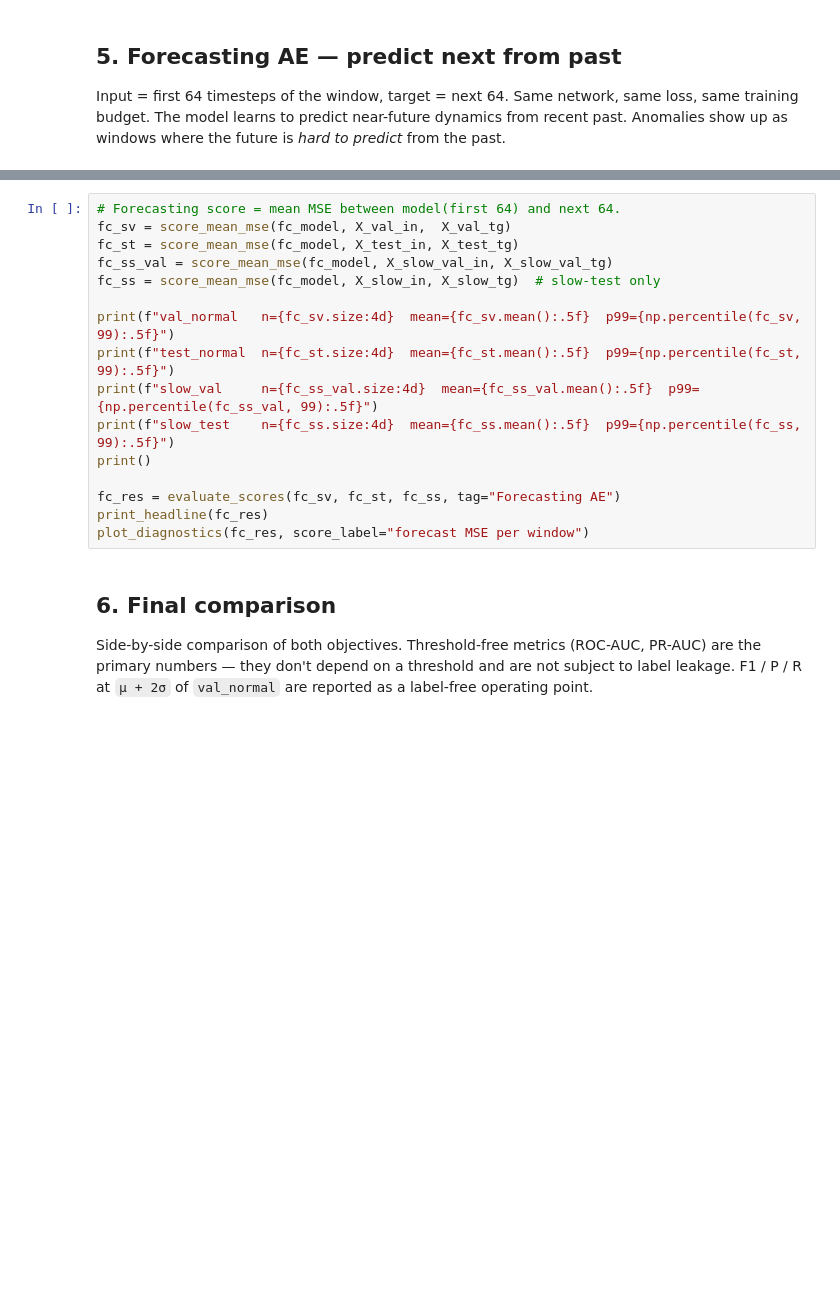
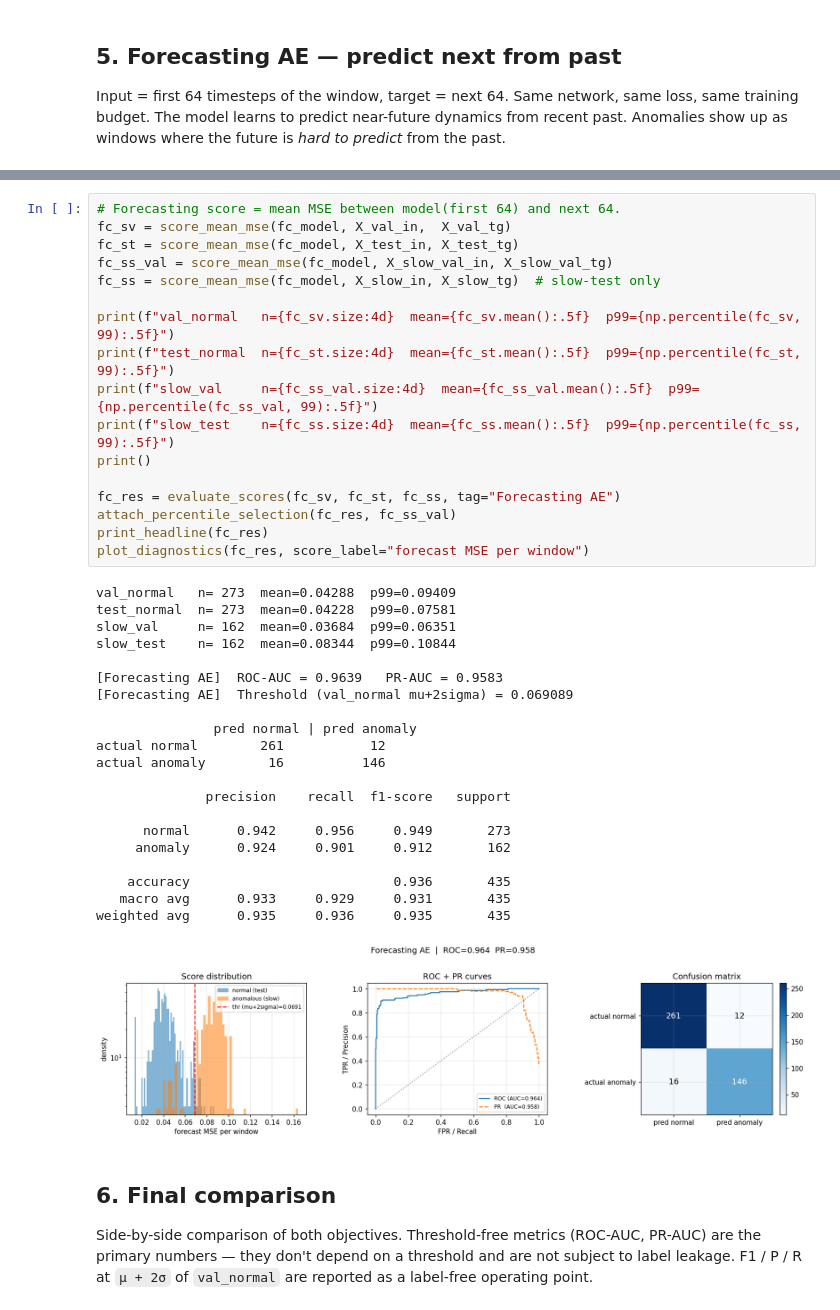
Before and after one commit to omarWafaay/ML_APP_Anomaly_Detection, a Jupyter notebook: AE_compare_semi_supervised.ipynb, the cells around one changed output, grey strips where cells are left out. Drawn from its saved outputs; the diff is of its cells as text; blank space fills up the shorter version.

```diff
--- a/AE_compare_semi_supervised.ipynb
+++ b/AE_compare_semi_supervised.ipynb
@@ -441,19 +512,42 @@ saved -> c:\Users\siava\Desktop\4th_Semester\ML-App\project-AM01\KukaVelocityDat
 # %%
 # Forecasting score = mean MSE between model(first 64) and next 64.
 fc_sv = score_mean_mse(fc_model, X_val_in,  X_val_tg)
 fc_st = score_mean_mse(fc_model, X_test_in, X_test_tg)
 fc_ss_val = score_mean_mse(fc_model, X_slow_val_in, X_slow_val_tg)
 fc_ss = score_mean_mse(fc_model, X_slow_in, X_slow_tg)  # slow-test only
 
 print(f"val_normal   n={fc_sv.size:4d}  mean={fc_sv.mean():.5f}  p99={np.percentile(fc_sv, 99):.5f}")
 print(f"test_normal  n={fc_st.size:4d}  mean={fc_st.mean():.5f}  p99={np.percentile(fc_st, 99):.5f}")
 print(f"slow_val     n={fc_ss_val.size:4d}  mean={fc_ss_val.mean():.5f}  p99={np.percentile(fc_ss_val, 99):.5f}")
 print(f"slow_test    n={fc_ss.size:4d}  mean={fc_ss.mean():.5f}  p99={np.percentile(fc_ss, 99):.5f}")
 print()
 
 fc_res = evaluate_scores(fc_sv, fc_st, fc_ss, tag="Forecasting AE")
+attach_percentile_selection(fc_res, fc_ss_val)
 print_headline(fc_res)
 plot_diagnostics(fc_res, score_label="forecast MSE per window")
+# %% [output]
+val_normal   n= 273  mean=0.04288  p99=0.09409
+test_normal  n= 273  mean=0.04228  p99=0.07581
+slow_val     n= 162  mean=0.03684  p99=0.06351
+slow_test    n= 162  mean=0.08344  p99=0.10844
+
+[Forecasting AE]  ROC-AUC = 0.9639   PR-AUC = 0.9583
+[Forecasting AE]  Threshold (val_normal mu+2sigma) = 0.069089
+
+               pred normal | pred anomaly
+actual normal        261           12
+actual anomaly        16          146
+
+              precision    recall  f1-score   support
+
+      normal      0.942     0.956     0.949       273
+     anomaly      0.924     0.901     0.912       162
+
+    accuracy                          0.936       435
+   macro avg      0.933     0.929     0.931       435
+weighted avg      0.935     0.936     0.935       435
+[figure, added]
 # %% [markdown]
 ## 6. Final comparison
 
```
Also changed, not shown: parts of 27 cells of this notebook, 20 other files.
